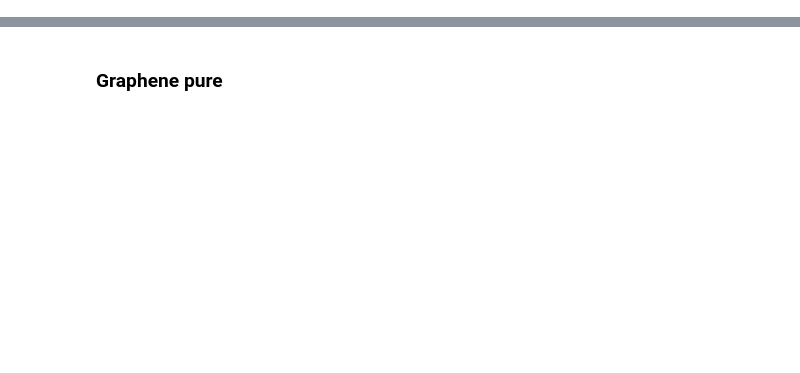
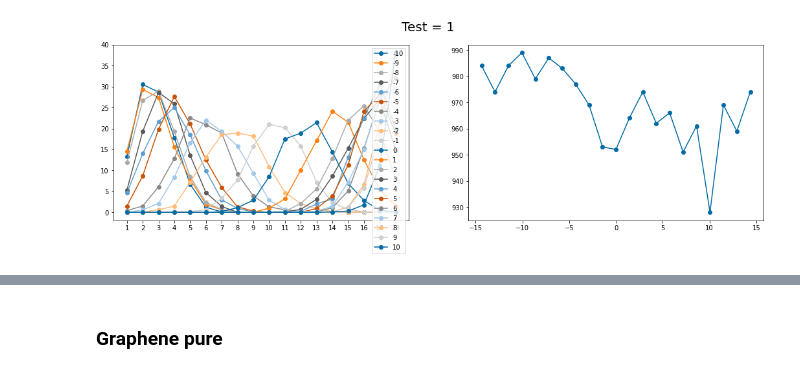
Before and after one commit to cmc-ucl/quantum_computing, a Jupyter notebook: Experiments_discrete.ipynb, the cells around one changed output, grey strips where cells are left out. Cells and saved outputs as stored; diff of their text form; code cells hidden in the pictures; blank space fills up the shorter version.

```diff
--- a/Experiments_discrete.ipynb
+++ b/Experiments_discrete.ipynb
@@ -195,0 +853,3 @@ array([[ -9.5,  20. ,   0. ,   0. ,   0. ,   0. ,   0. ,   0. ,  -1. ,
+# %%
+Q = Q_interaction + Q_constraint
+Q
@@ -195,0 +949,10 @@ array([[ -9.5,  20. ,   0. ,   0. ,   0. ,   0. ,   0. ,   0. ,  -1. ,
+# %%
+# Get the DF
+dataframe  = sampleset.to_pandas_dataframe()
+# convert the df
+df = convert_df_binary2atom_discrete(dataframe,[7,6])
+# remove unfeasible
+ddf = remove_unfeasible_solutions(df, [7,6],[1,17])
+# find symmetry equivalent
+find_symmetry_equivalent_structures(df,structure,remove_unfeasible=True,species=[7,6],concentration=[1,17])
+# THINK ABOUT % OCCURRENCE AND CHAIN BREAK (Keep count and not %)
@@ -195,0 +1285,7 @@ array([[ -9.5,  20. ,   0. ,   0. ,   0. ,   0. ,   0. ,   0. ,  -1. ,
+# %%
+species=[6,7]
+parameters = [[E_CC,E_CN,0,E_NN,0,0]]
+#chem_potential = [0.5,0]
+bqm = build_quadratic_model_discrete(structure ,species, parameters,
+    concentration = [15,2,1], chem_potential=None, max_neigh = 1, alpha=10,lambda_1 = 10, theta=1000)
+build_qubo_matrix(bqm)
@@ -195,0 +1593,58 @@ array([[ -9.5,  20. ,   0. ,   0. ,   0. ,   0. ,   0. ,   0. ,  -1. ,
+# %%
+import os
+import matplotlib.pyplot as plt
+import csv
+np.seterr(divide='ignore')
+plt.style.use('tableau-colorblind10')
+
+directory_main = './data/discrete/test_potential/test_scaled_all_pot/'
+
+sub_directory = ['one_vacancy/','two_vacancy/','three_vacancy/']
+num_reads = 1000
+
+x = np.arange(-10,21,1)
+
+#to make sure the lowest chain strength return results
+#unique_energies = [[-24.0],[-22.0,-21.0],[-20.0,-19.0,-18.0]]
+
+with open(directory_main+'potential_range.csv', newline='') as f:
+    reader = csv.reader(f)
+    potential_range_tmp = list(reader)[0]
+    potential_range = [float(x) for x in potential_range_tmp]
+
+for i,vac in enumerate([1]):
+    directory = os.path.join(directory_main,sub_directory[i])
+    directory = directory_main
+    fig, axs = plt.subplots(1,2,figsize=(18, 5), sharey=False)
+    fig.suptitle('Test = %s'%vac, fontsize=20)
+
+    total_multiplicity = []
+
+    for j,potential in enumerate(potential_range):
+        '''directory = os.path.join(directory_main,sub_directory[i])
+        directory = directory_main
+        fig, axs = plt.subplots(1,1,figsize=(10, 5), sharey=False)
+        fig.suptitle('Test = %s'%vac, fontsize=20)'''
+        #print(j)
+        ratio_structures = []
+        for filename in os.listdir(directory):
+            f = os.path.join(directory, filename)
+            if os.path.isfile(f) and f.endswith(".json") and '_i%s_'%j in f:
+                df, param = load_json(f,return_param = True, return_qubo = False)
+                total_reads = np.sum(df['num_occurrences'].to_numpy())
+                df = convert_discrete_df(df,2)
+                sum_vector = np.sum(df.iloc[:,0:18],axis=1)
+                multiplicity = df['num_occurrences'].to_numpy()
+                total_multiplicity.append(np.sum(multiplicity))
+
+                for k in range(0,18):
+                    ratio_structures.append((np.sum(multiplicity[np.where(sum_vector == k)])/total_reads)*100)
+        #print(ratio_structures)
+        axs[0].plot(np.arange(1,19),ratio_structures,'-o',label=x[j])#label=potential)
+    axs[0].set_xticks(np.arange(1,19))
+    axs[0].legend()
+    axs[1].plot(potential_range,total_multiplicity,'-o')
+    #axs[1].plot(potential_range,theta_range,'-o')
+    plt.show
+# %% [output]
+[figure, added]
```
Also changed, not shown: parts of 269 cells of this notebook.
